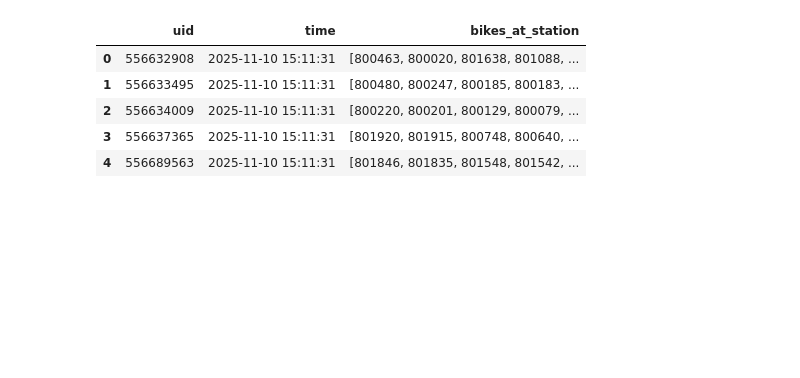
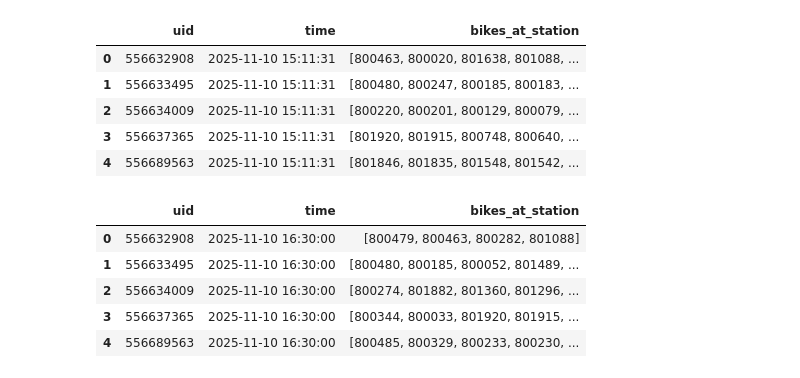
Before and after one commit to Mkranj/BajsBoard, a Jupyter notebook: notebooks/analyse_stations.ipynb, the cells around one changed output. Saved outputs shown, nothing was run; the diff lists cells and outputs as text; code cells hidden in the pictures; blank space fills up the shorter version.

```diff
--- a/notebooks/analyse_stations.ipynb
+++ b/notebooks/analyse_stations.ipynb
@@ -126,0 +118,15 @@ time1.head()
+# %%
+second_dt = datetime.strptime("2025/11/10 16:30:00",
+    "%Y/%m/%d %H:%M:%S")
+
+time2 = get_bikes_in_stations(time = second_dt,
+    loc_list = trim_json_to_locations(day_two))
+
+time2.sort_values("uid").head()
+# %% [output]
+|  | uid | time | bikes_at_station |
+| 0 | 556632908 | 2025-11-10 16:30:00 | [800479, 800463, 800282, 801088] |
+| 1 | 556633495 | 2025-11-10 16:30:00 | [800480, 800185, 800052, 801489, ... |
+| 2 | 556634009 | 2025-11-10 16:30:00 | [800274, 801882, 801360, 801296, ... |
+| 3 | 556637365 | 2025-11-10 16:30:00 | [800344, 800033, 801920, 801915, ... |
+| 4 | 556689563 | 2025-11-10 16:30:00 | [800485, 800329, 800233, 800230, ... |
```
Also changed, not shown: parts of 14 cells of this notebook.
